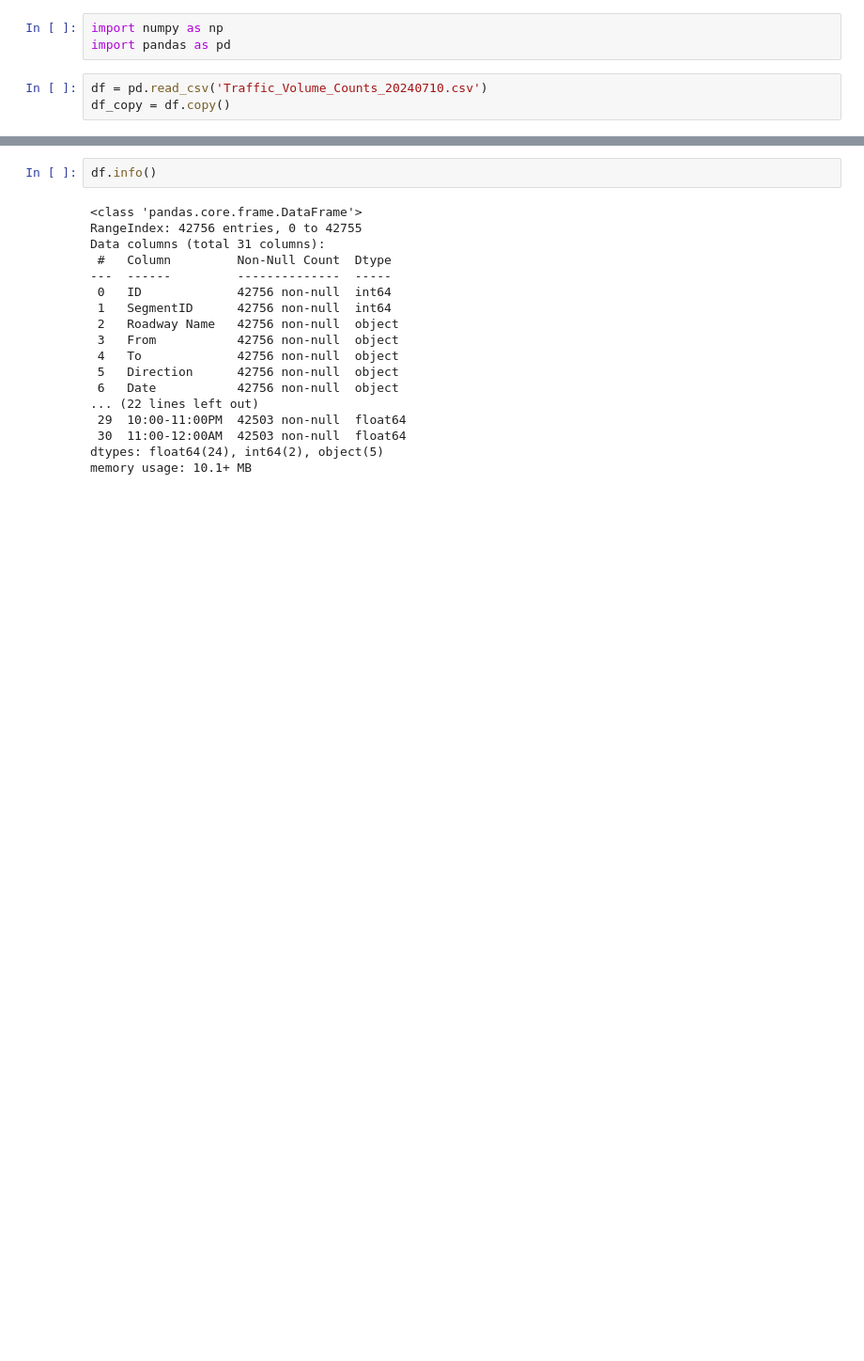
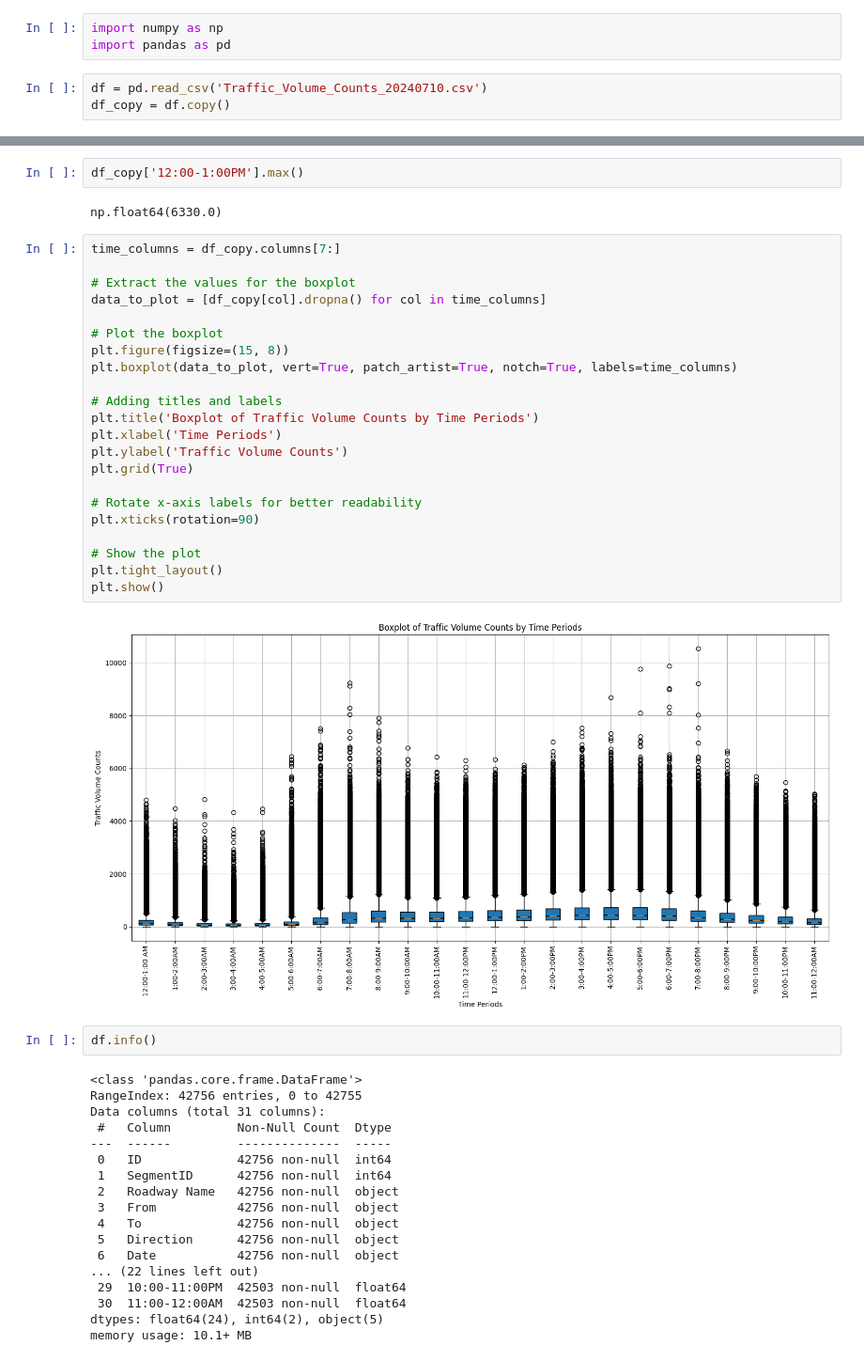
Before and after one commit to saymenth/BigData_project, a Jupyter notebook: traffic-casuality.ipynb, the cells around one changed output, grey strips where cells are left out. Shown at 94% size. Saved outputs shown, nothing was run; the diff lists cells and outputs as text; blank space fills up the shorter version.

```diff
--- a/traffic-casuality.ipynb
+++ b/traffic-casuality.ipynb
@@ -9,3 +29,31 @@ df_copy = df.copy()
+# %%
+df_copy['12:00-1:00PM'].max()
+# %% [output]
+np.float64(6330.0)
+# %%
+time_columns = df_copy.columns[7:]
+
+# Extract the values for the boxplot
+data_to_plot = [df_copy[col].dropna() for col in time_columns]
+
+# Plot the boxplot
+plt.figure(figsize=(15, 8))
+plt.boxplot(data_to_plot, vert=True, patch_artist=True, notch=True, labels=time_columns)
+
+# Adding titles and labels
+plt.title('Boxplot of Traffic Volume Counts by Time Periods')
+plt.xlabel('Time Periods')
+plt.ylabel('Traffic Volume Counts')
+plt.grid(True)
+
+# Rotate x-axis labels for better readability
+plt.xticks(rotation=90)
+
+# Show the plot
+plt.tight_layout()
+plt.show()
+# %% [output]
+[figure, added]
 # %%
 df.info()
 # %% [output]
```
Also changed, not shown: parts of 6 cells of this notebook.
